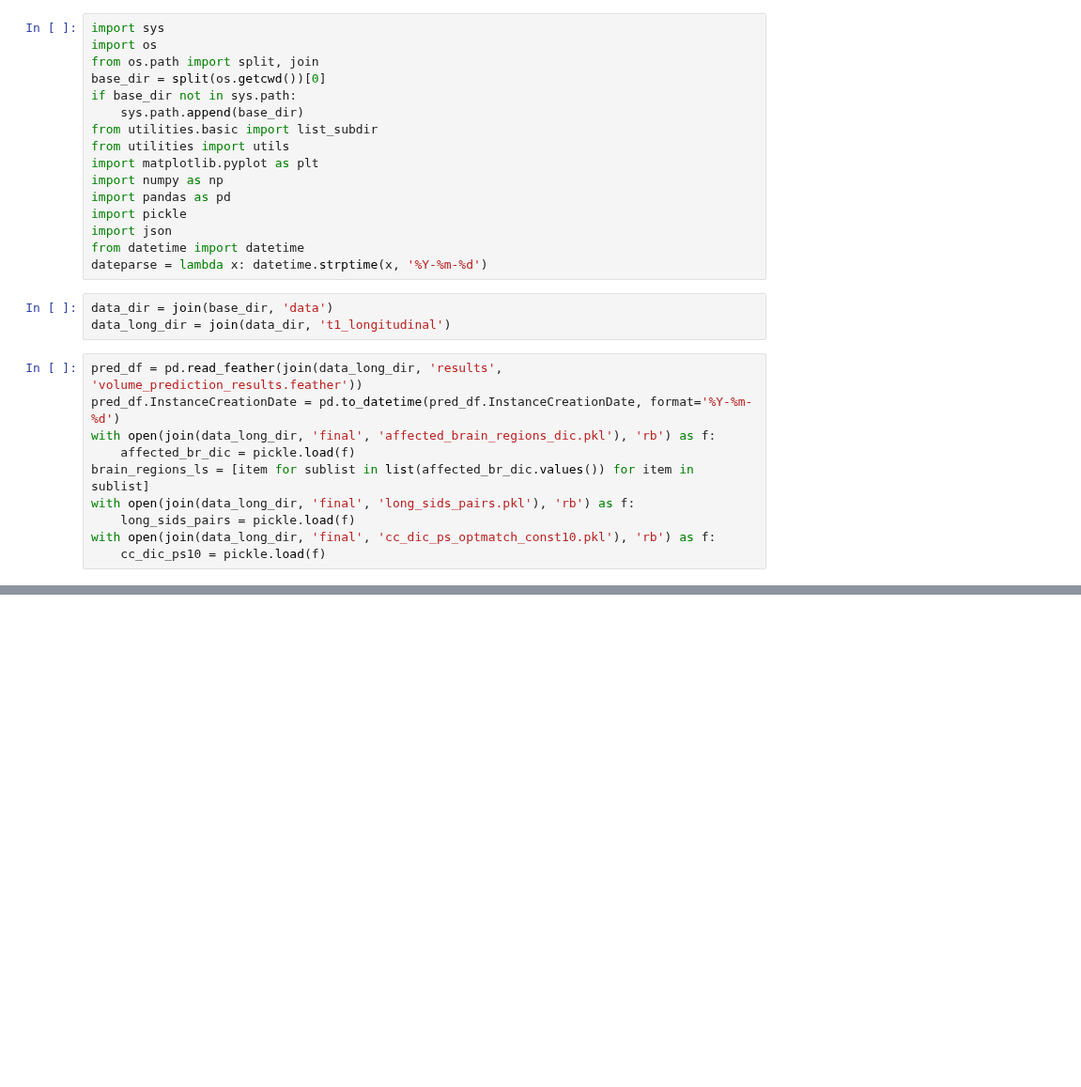
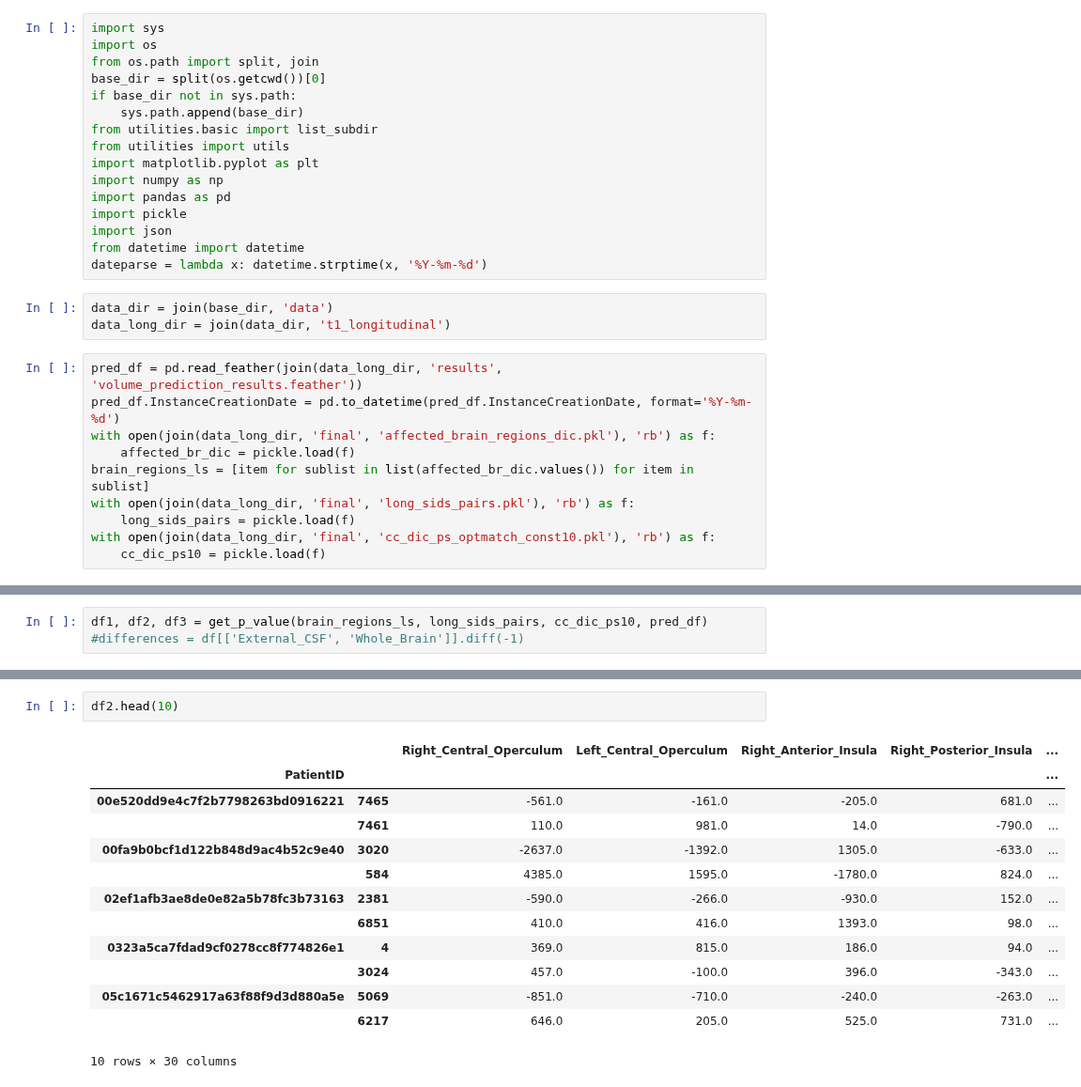
Before and after one commit to Kiril94/Thesis, a Jupyter notebook: cobra/t1_long/run_test.ipynb, the cells around one changed output, grey strips where cells are left out. Shown at 94% size. Drawn from its saved outputs; the diff is of its cells as text; blank space fills up the shorter version.

Commit message:
dataframe with brain differences computed

```diff
--- a/cobra/t1_long/run_test.ipynb
+++ b/cobra/t1_long/run_test.ipynb
@@ -35,0 +47,3 @@ df
+# %%
+df1, df2, df3 = get_p_value(brain_regions_ls, long_sids_pairs, cc_dic_ps10, pred_df)
+#differences = df[['External_CSF', 'Whole_Brain']].diff(-1)
@@ -35,0 +60,16 @@ df
+# %%
+df2.head(10)
+# %% [output]
+|  |  | Right_Central_Operculum | Left_Central_Operculum | Right_Anterior_Insula | Right_Posterior_Insula | ... |
+| PatientID |  |  |  |  |  | ... |
+| 00e520dd9e4c7f2b7798263bd0916221 | 7465 | -561.0 | -161.0 | -205.0 | 681.0 | ... |
+|  | 7461 | 110.0 | 981.0 | 14.0 | -790.0 | ... |
+| 00fa9b0bcf1d122b848d9ac4b52c9e40 | 3020 | -2637.0 | -1392.0 | 1305.0 | -633.0 | ... |
+|  | 584 | 4385.0 | 1595.0 | -1780.0 | 824.0 | ... |
+| 02ef1afb3ae8de0e82a5b78fc3b73163 | 2381 | -590.0 | -266.0 | -930.0 | 152.0 | ... |
+|  | 6851 | 410.0 | 416.0 | 1393.0 | 98.0 | ... |
+| 0323a5ca7fdad9cf0278cc8f774826e1 | 4 | 369.0 | 815.0 | 186.0 | 94.0 | ... |
+|  | 3024 | 457.0 | -100.0 | 396.0 | -343.0 | ... |
+| 05c1671c5462917a63f88f9d3d880a5e | 5069 | -851.0 | -710.0 | -240.0 | -263.0 | ... |
+|  | 6217 | 646.0 | 205.0 | 525.0 | 731.0 | ... |
+10 rows × 30 columns
```
Also changed, not shown: parts of 7 cells of this notebook, 1 other file.
